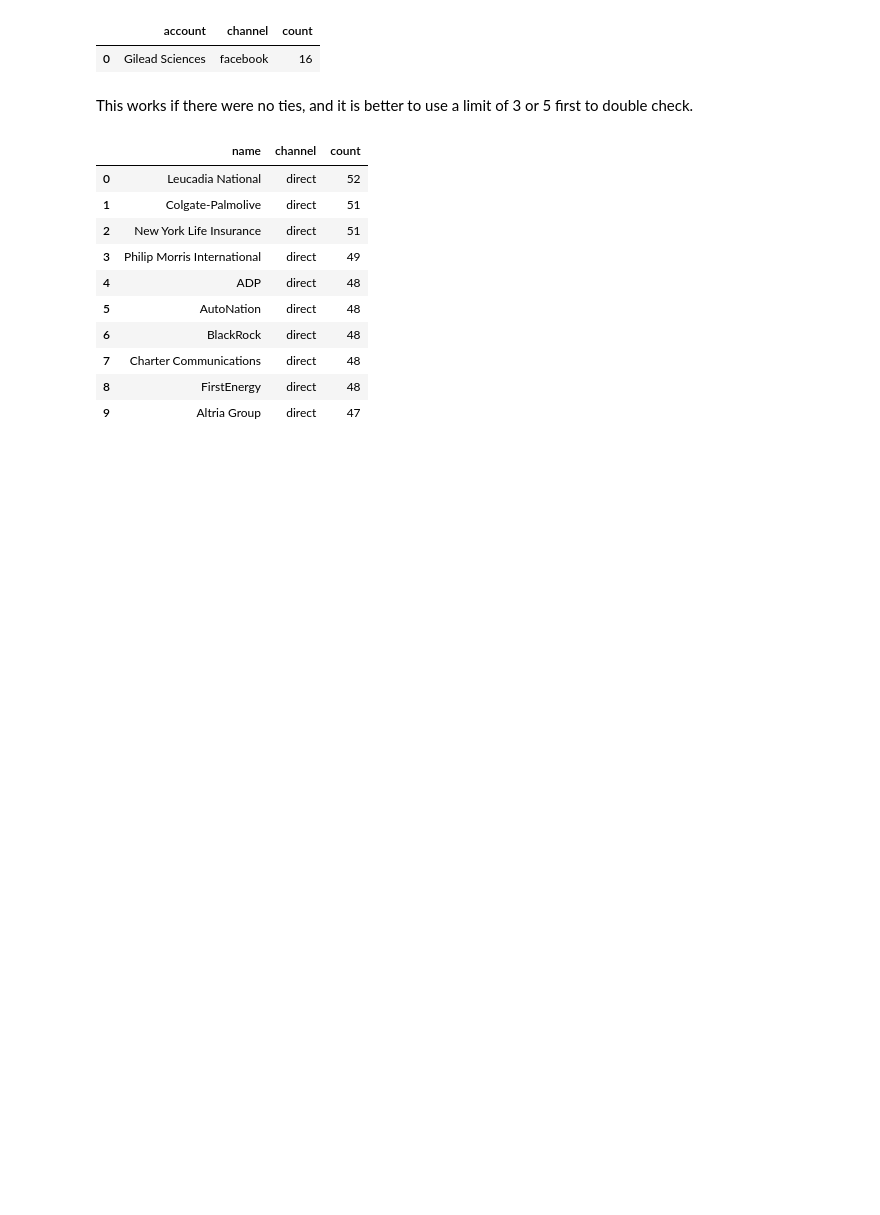
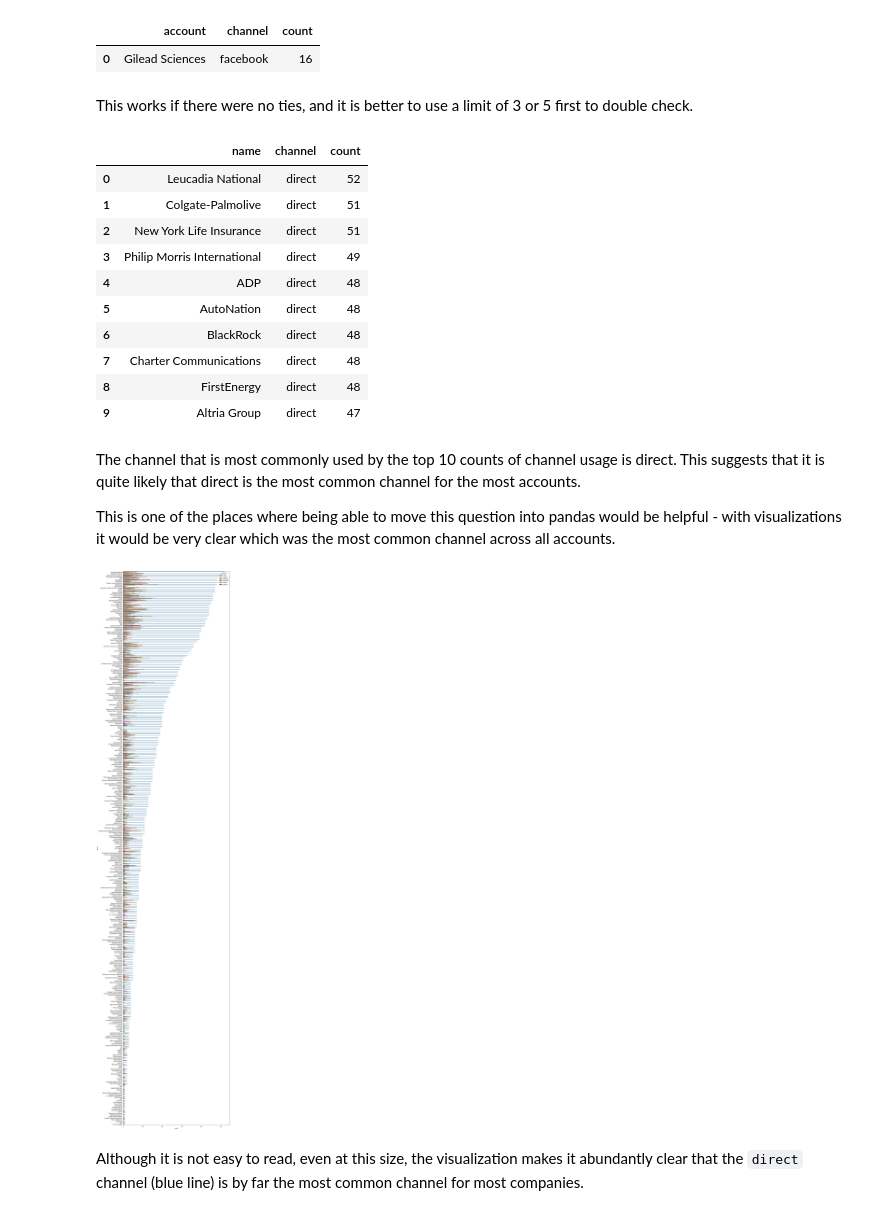
Before and after one commit to rebeccaebarnes/SQL-Practice, a Jupyter notebook: sql_practice.ipynb, the cells around one changed output. Saved outputs shown, nothing was run; the diff lists cells and outputs as text; code cells hidden in the pictures; blank space fills up the shorter version.

```diff
--- a/sql_practice.ipynb
+++ b/sql_practice.ipynb
@@ -2105,3 +2109,21 @@ sql_query('SELECT a.name, w.channel, COUNT(*) count\
 | 7 | Charter Communications | direct | 48 |
 | 8 | FirstEnergy | direct | 48 |
 | 9 | Altria Group | direct | 47 |
+# %% [markdown]
+The channel that is most commonly used by the top 10 counts of channel usage is direct. This suggests that it is quite likely that direct is the most common channel for the most accounts.
+
+This is one of the places where being able to move this question into pandas would be helpful - with visualizations it would be very clear which was the most common channel across all accounts.
+# %%
+df = sql_query('SELECT a.name, w.channel, COUNT(*) count\
+           FROM web_events w \
+           JOIN accounts a \
+           ON w.account_id = a.id \
+           GROUP BY 1, 2 \
+           ORDER BY count DESC;')
+# %%
+plt.figure(figsize=(15, 80))
+sns.barplot(x='count', y='name', hue='channel', data=df);
+# %% [output]
+[figure, added]
+# %% [markdown]
+Although it is not easy to read, even at this size, the visualization makes it abundantly clear that the `direct` channel (blue line) is by far the most common channel for most companies.
```
Also changed, not shown: parts of 18 cells of this notebook.
